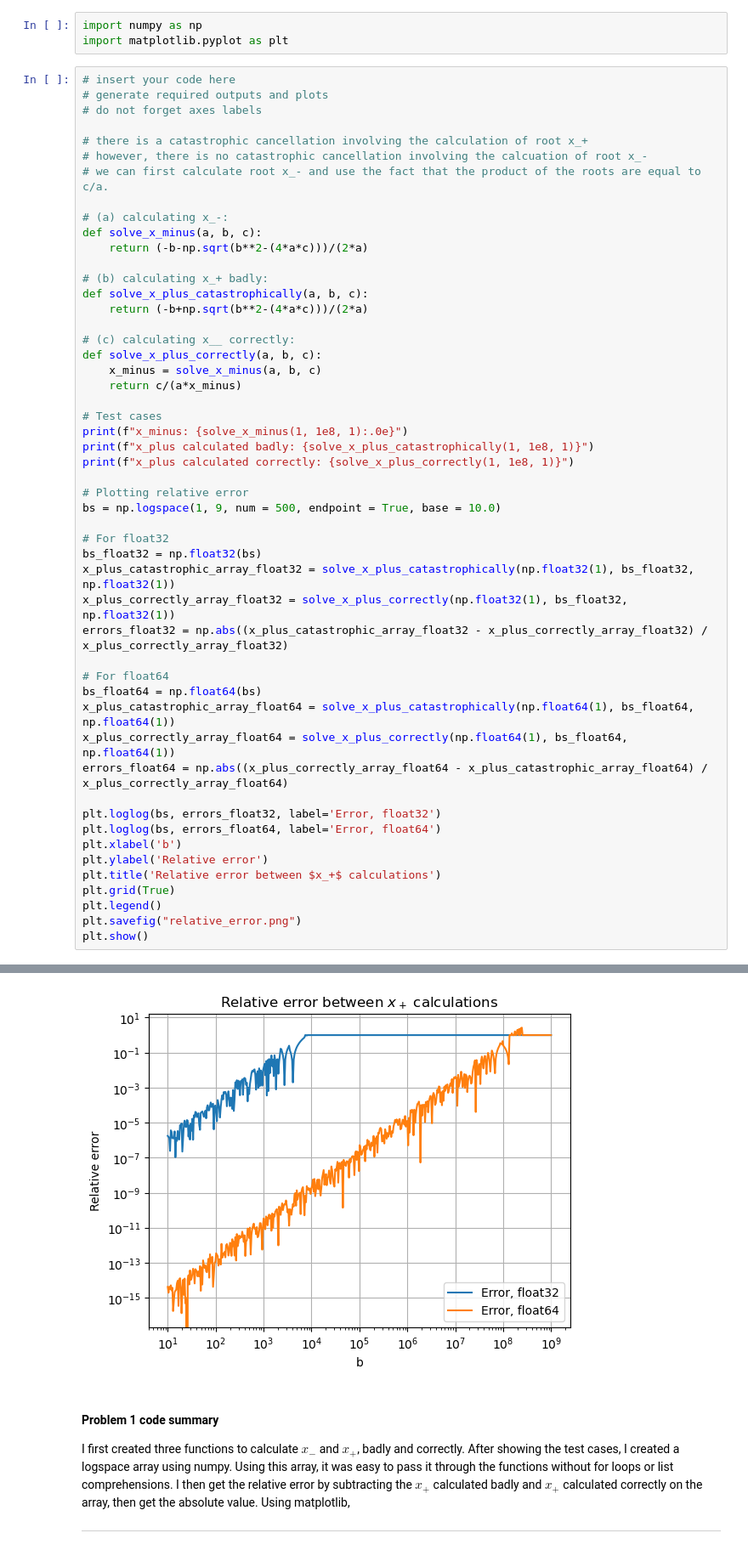
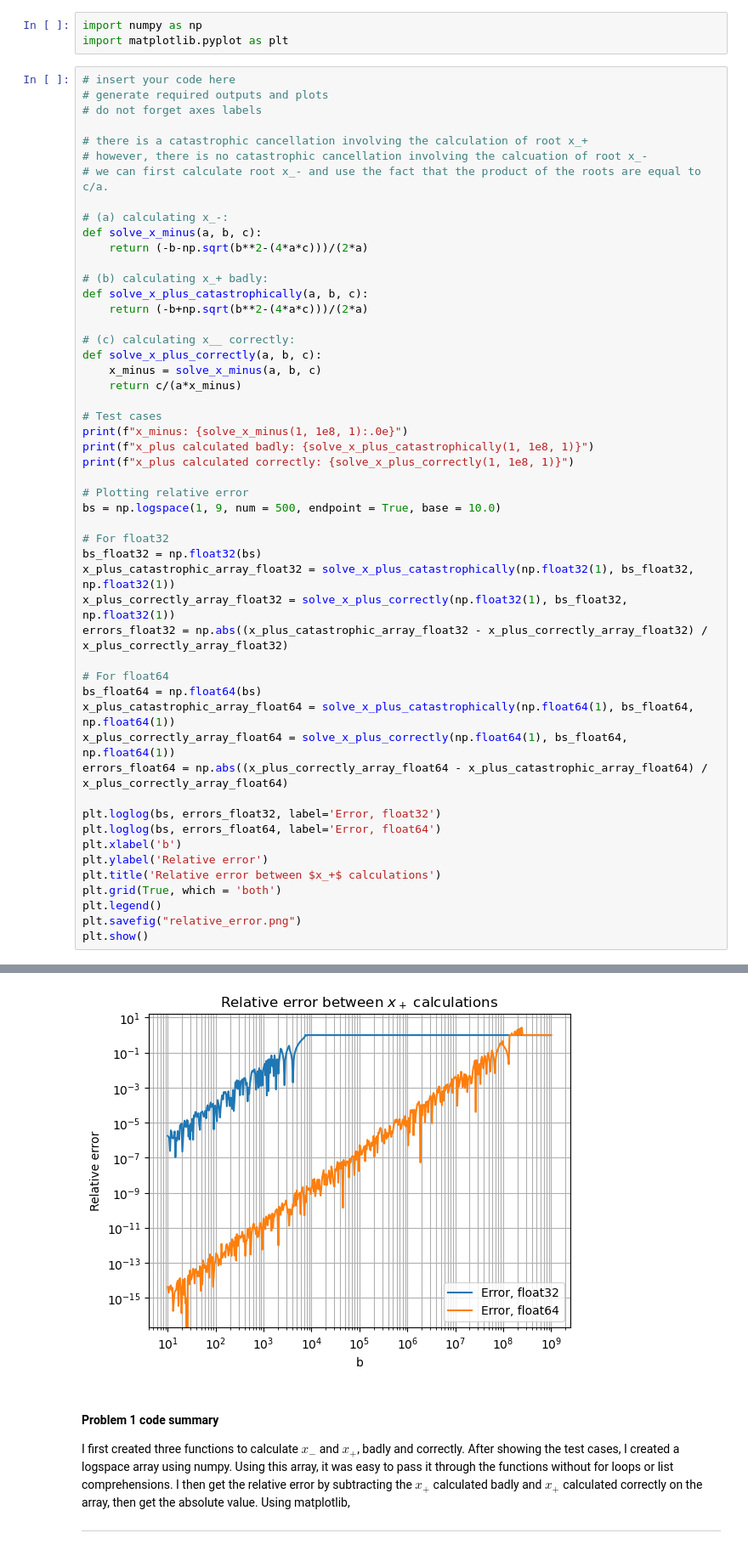
Before and after one commit to Edneil-Soriano/App_155_WX-1_Teach, a Jupyter notebook: Lec2_submission_bin/Lec2_ABELLANA_WX-1/Lec2_ABELLANA_WX-1.ipynb, the cells around one changed output, grey strips where cells are left out. Shown at 85% size. Drawn from its saved outputs; the diff is of its cells as text.

Commit message:
Fixed plot

```diff
--- a/Lec2_submission_bin/Lec2_ABELLANA_WX-1/Lec2_ABELLANA_WX-1.ipynb
+++ b/Lec2_submission_bin/Lec2_ABELLANA_WX-1/Lec2_ABELLANA_WX-1.ipynb
@@ -96,35 +96,35 @@ print(f"x_minus: {solve_x_minus(1, 1e8, 1):.0e}")
 print(f"x_plus calculated badly: {solve_x_plus_catastrophically(1, 1e8, 1)}")
 print(f"x_plus calculated correctly: {solve_x_plus_correctly(1, 1e8, 1)}")
 
 # Plotting relative error
 bs = np.logspace(1, 9, num = 500, endpoint = True, base = 10.0)
 
 # For float32
 bs_float32 = np.float32(bs)
 x_plus_catastrophic_array_float32 = solve_x_plus_catastrophically(np.float32(1), bs_float32, np.float32(1))
 x_plus_correctly_array_float32 = solve_x_plus_correctly(np.float32(1), bs_float32, np.float32(1))
 errors_float32 = np.abs((x_plus_catastrophic_array_float32 - x_plus_correctly_array_float32) / x_plus_correctly_array_float32)
 
 # For float64
 bs_float64 = np.float64(bs)
 x_plus_catastrophic_array_float64 = solve_x_plus_catastrophically(np.float64(1), bs_float64, np.float64(1))
 x_plus_correctly_array_float64 = solve_x_plus_correctly(np.float64(1), bs_float64, np.float64(1))
 errors_float64 = np.abs((x_plus_correctly_array_float64 - x_plus_catastrophic_array_float64) / x_plus_correctly_array_float64)
 
 plt.loglog(bs, errors_float32, label='Error, float32')
 plt.loglog(bs, errors_float64, label='Error, float64')
 plt.xlabel('b')
 plt.ylabel('Relative error')
 plt.title('Relative error between $x_+$ calculations')
-plt.grid(True)
+plt.grid(True, which = 'both')
 plt.legend()
 plt.savefig("relative_error.png")
 plt.show()
 # %% [output]
 x_minus: -1e+08
 x_plus calculated badly: -7.450580596923828e-09
 x_plus calculated correctly: -1e-08
-[figure, old version]
+[figure, new version]
 # %% [markdown]
 #### Problem 1 code summary
 
```
Also changed, not shown: parts of 1 cell of this notebook.
